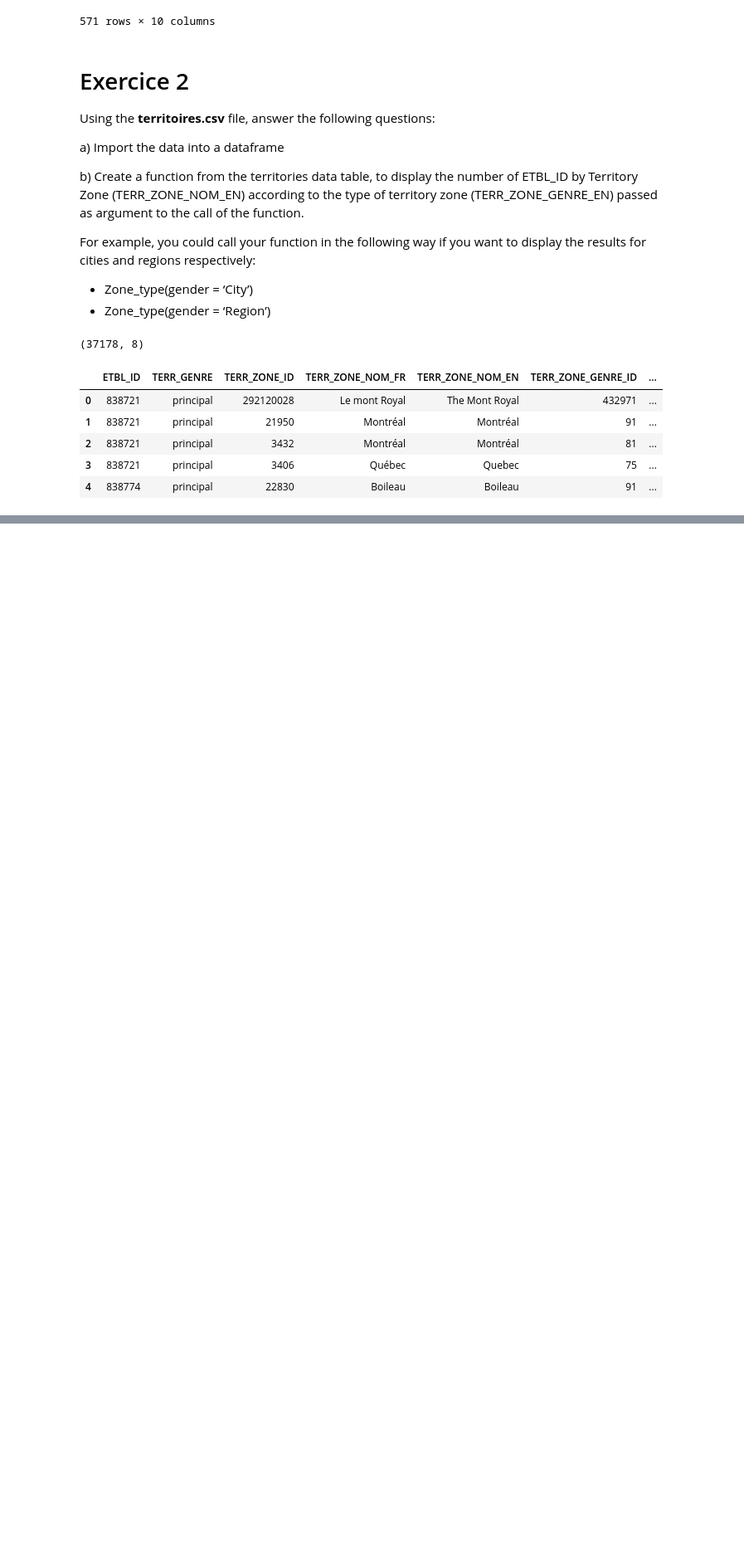
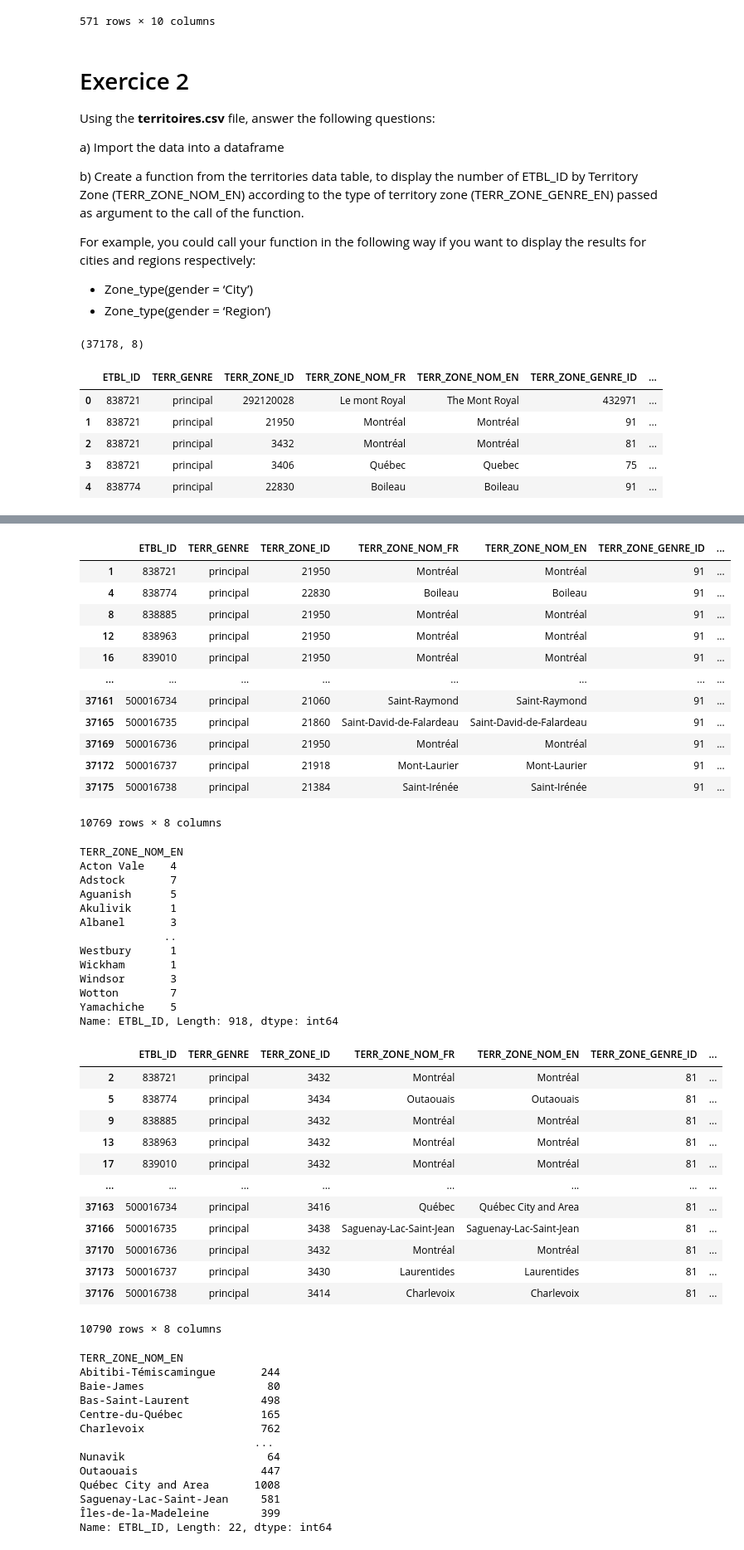
Before and after one commit to JeffreyXieCn/LearnAIML, a Jupyter notebook: Python/PythonTraining/Part2-NumpyAndPanda/Python_Exercices_part2b.ipynb, the cells around one changed output, grey strips where cells are left out. Shown: that part at 83% size. Saved outputs shown, nothing was run; the diff lists cells and outputs as text; code cells hidden in the pictures; blank space fills up the shorter version.

Commit message:
Finish part2b exercise 2

```diff
--- a/Python/PythonTraining/Part2-NumpyAndPanda/Python_Exercices_part2b.ipynb
+++ b/Python/PythonTraining/Part2-NumpyAndPanda/Python_Exercices_part2b.ipynb
@@ -219,8 +219,9 @@ For example, you could call your function in the following way if you want to di
 import pandas as pd
 
 # read from GitHub
-filePath = 'https://raw.githubusercontent.com/JeffreyXieCn/LearnAIML/master/Python/PythonTraining/Part2-NumpyAndPanda/Data_part2a/territoires.csv?token=AHAYCASRC2JCARPRAMCRVYS7GUXHY'
+#filePath = 'https://raw.githubusercontent.com/JeffreyXieCn/LearnAIML/master/Python/PythonTraining/Part2-NumpyAndPanda/Data_part2a/territoires.csv?token=AHAYCASRC2JCARPRAMCRVYS7GUXHY'
 
+filePath = 'Data_part2a/territoires.csv'
 # Read a csv file
 df = pd.read_csv(filePath, sep = ';', encoding = 'ISO-8859-1')
 print(df.shape)
@@ -235,0 +253,66 @@ df.head(5)
+# %%
+def Zone_type(gender):
+    result = df.loc[df['TERR_ZONE_GENRE_EN'] == gender]
+    display(result)
+
+    count = result.groupby('TERR_ZONE_NOM_EN')['ETBL_ID'].count()
+    display(count)
+
+    count = result.groupby('TERR_ZONE_NOM_EN')['ETBL_ID'].count()
+    display(count)
+
+Zone_type(gender = 'City')
+Zone_type(gender = 'Area')
+# %% [output]
+|  | ETBL_ID | TERR_GENRE | TERR_ZONE_ID | TERR_ZONE_NOM_FR | TERR_ZONE_NOM_EN | TERR_ZONE_GENRE_ID | ... |
+| 1 | 838721 | principal | 21950 | Montréal | Montréal | 91 | ... |
+| 4 | 838774 | principal | 22830 | Boileau | Boileau | 91 | ... |
+| 8 | 838885 | principal | 21950 | Montréal | Montréal | 91 | ... |
+| 12 | 838963 | principal | 21950 | Montréal | Montréal | 91 | ... |
+| 16 | 839010 | principal | 21950 | Montréal | Montréal | 91 | ... |
+| ... | ... | ... | ... | ... | ... | ... | ... |
+| 37161 | 500016734 | principal | 21060 | Saint-Raymond | Saint-Raymond | 91 | ... |
+| 37165 | 500016735 | principal | 21860 | Saint-David-de-Falardeau | Saint-David-de-Falardeau | 91 | ... |
+| 37169 | 500016736 | principal | 21950 | Montréal | Montréal | 91 | ... |
+| 37172 | 500016737 | principal | 21918 | Mont-Laurier | Mont-Laurier | 91 | ... |
+| 37175 | 500016738 | principal | 21384 | Saint-Irénée | Saint-Irénée | 91 | ... |
+10769 rows × 8 columns
+TERR_ZONE_NOM_EN
+Acton Vale    4
+Adstock       7
+Aguanish      5
+Akulivik      1
+Albanel       3
+             ..
+Westbury      1
+Wickham       1
+Windsor       3
+Wotton        7
+Yamachiche    5
+Name: ETBL_ID, Length: 918, dtype: int64
+|  | ETBL_ID | TERR_GENRE | TERR_ZONE_ID | TERR_ZONE_NOM_FR | TERR_ZONE_NOM_EN | TERR_ZONE_GENRE_ID | ... |
+| 2 | 838721 | principal | 3432 | Montréal | Montréal | 81 | ... |
+| 5 | 838774 | principal | 3434 | Outaouais | Outaouais | 81 | ... |
+| 9 | 838885 | principal | 3432 | Montréal | Montréal | 81 | ... |
+| 13 | 838963 | principal | 3432 | Montréal | Montréal | 81 | ... |
+| 17 | 839010 | principal | 3432 | Montréal | Montréal | 81 | ... |
+| ... | ... | ... | ... | ... | ... | ... | ... |
+| 37163 | 500016734 | principal | 3416 | Québec | Québec City and Area | 81 | ... |
+| 37166 | 500016735 | principal | 3438 | Saguenay-Lac-Saint-Jean | Saguenay-Lac-Saint-Jean | 81 | ... |
+| 37170 | 500016736 | principal | 3432 | Montréal | Montréal | 81 | ... |
+| 37173 | 500016737 | principal | 3430 | Laurentides | Laurentides | 81 | ... |
+| 37176 | 500016738 | principal | 3414 | Charlevoix | Charlevoix | 81 | ... |
+10790 rows × 8 columns
+TERR_ZONE_NOM_EN
+Abitibi-Témiscamingue       244
+Baie-James                   80
+Bas-Saint-Laurent           498
+Centre-du-Québec            165
+Charlevoix                  762
+                           ...
+Nunavik                      64
+Outaouais                   447
+Québec City and Area       1008
+Saguenay-Lac-Saint-Jean     581
+Îles-de-la-Madeleine        399
+Name: ETBL_ID, Length: 22, dtype: int64
```
Also changed, not shown: parts of 1 cell of this notebook.
